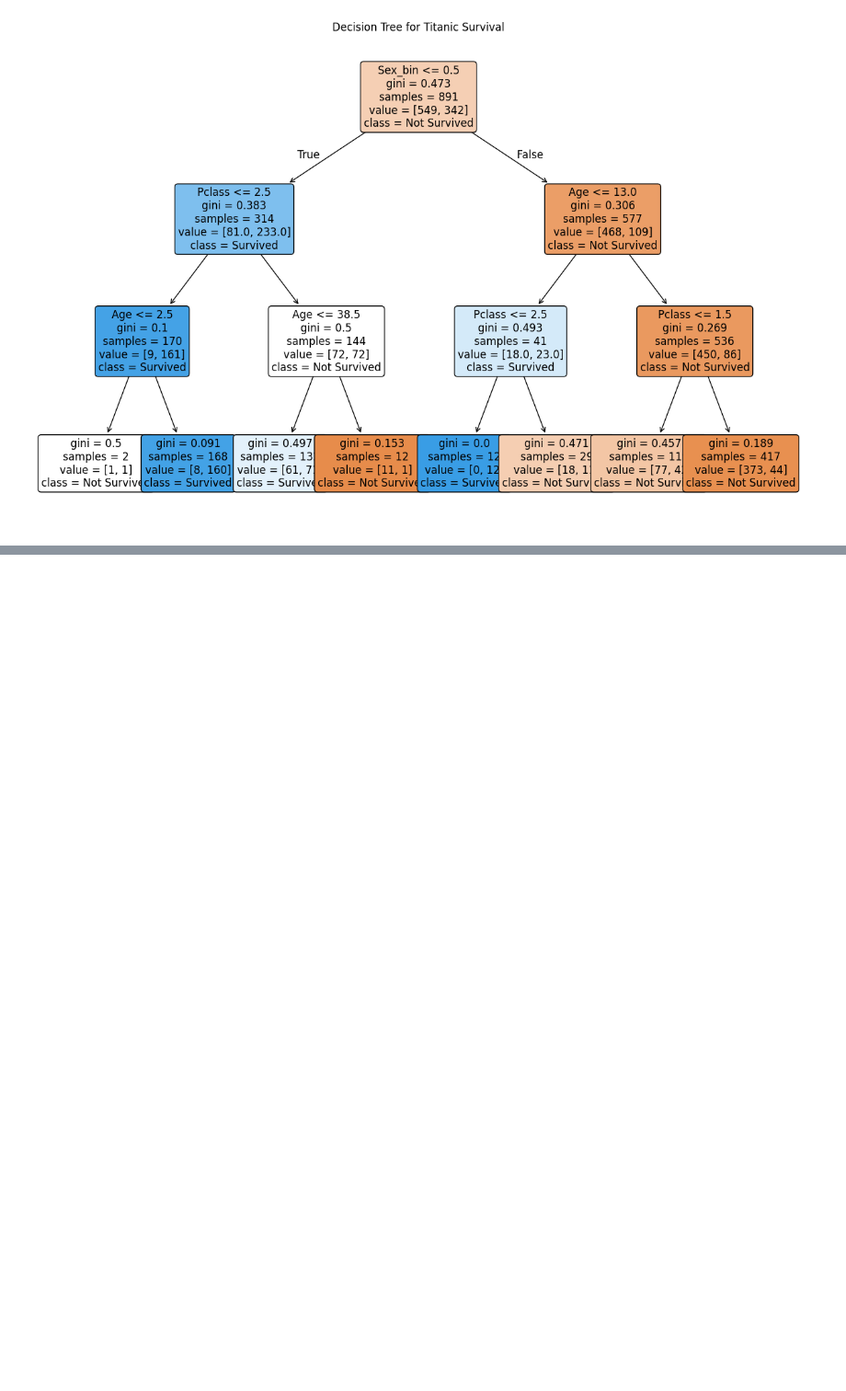
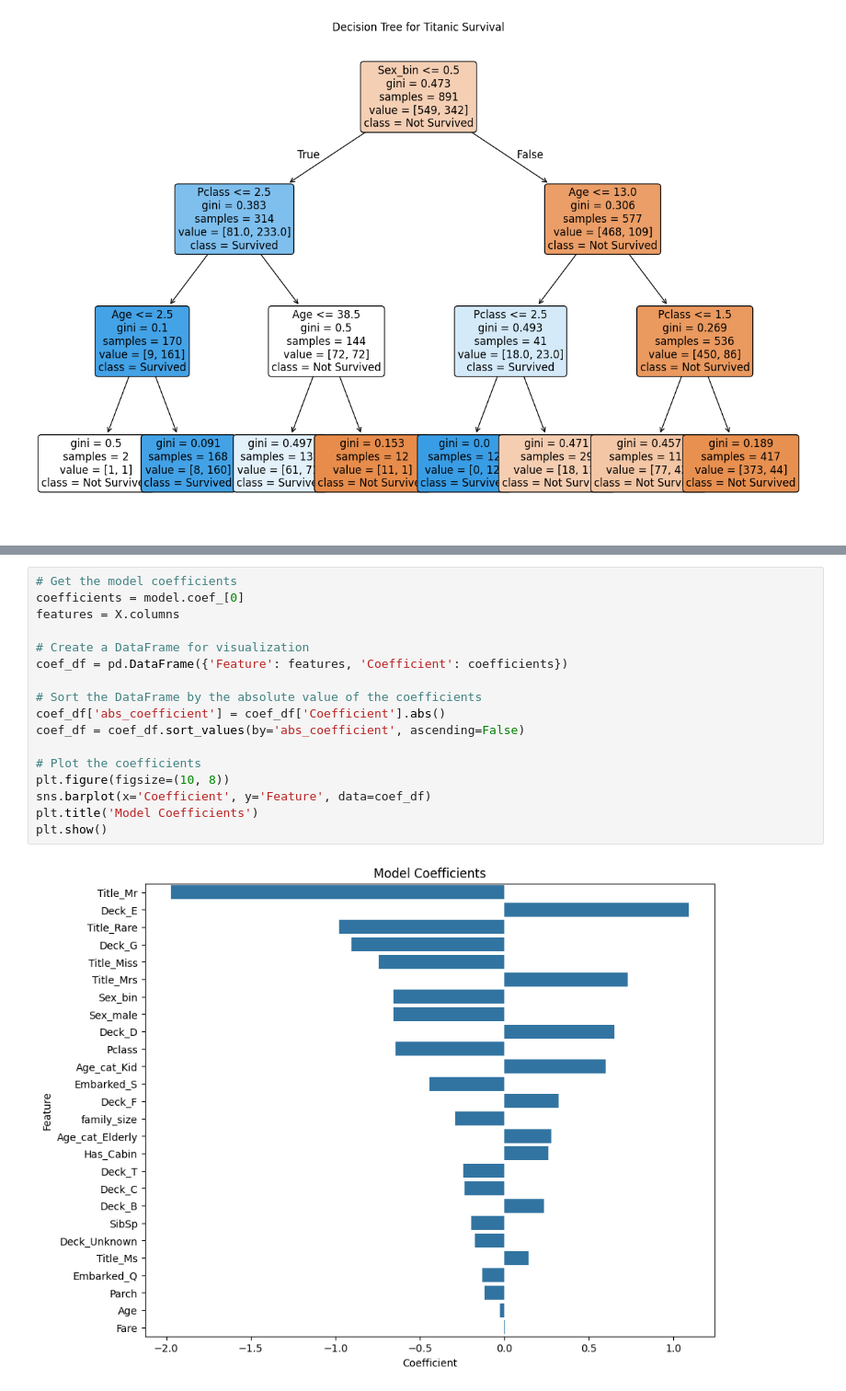
Before and after one commit to pandagod13/titanic, a Jupyter notebook: Titanic.ipynb, the cells around one changed output, grey strips where cells are left out. Shown at 92% size. Saved outputs shown, nothing was run; the diff lists cells and outputs as text; blank space fills up the shorter version.

```diff
--- a/Titanic.ipynb
+++ b/Titanic.ipynb
@@ -258,0 +333,19 @@ plt.show()
+# %%
+# Get the model coefficients
+coefficients = model.coef_[0]
+features = X.columns
+
+# Create a DataFrame for visualization
+coef_df = pd.DataFrame({'Feature': features, 'Coefficient': coefficients})
+
+# Sort the DataFrame by the absolute value of the coefficients
+coef_df['abs_coefficient'] = coef_df['Coefficient'].abs()
+coef_df = coef_df.sort_values(by='abs_coefficient', ascending=False)
+
+# Plot the coefficients
+plt.figure(figsize=(10, 8))
+sns.barplot(x='Coefficient', y='Feature', data=coef_df)
+plt.title('Model Coefficients')
+plt.show()
+# %% [output]
+[figure, added]
```
Also changed, not shown: parts of 11 cells of this notebook, 1 other file.
